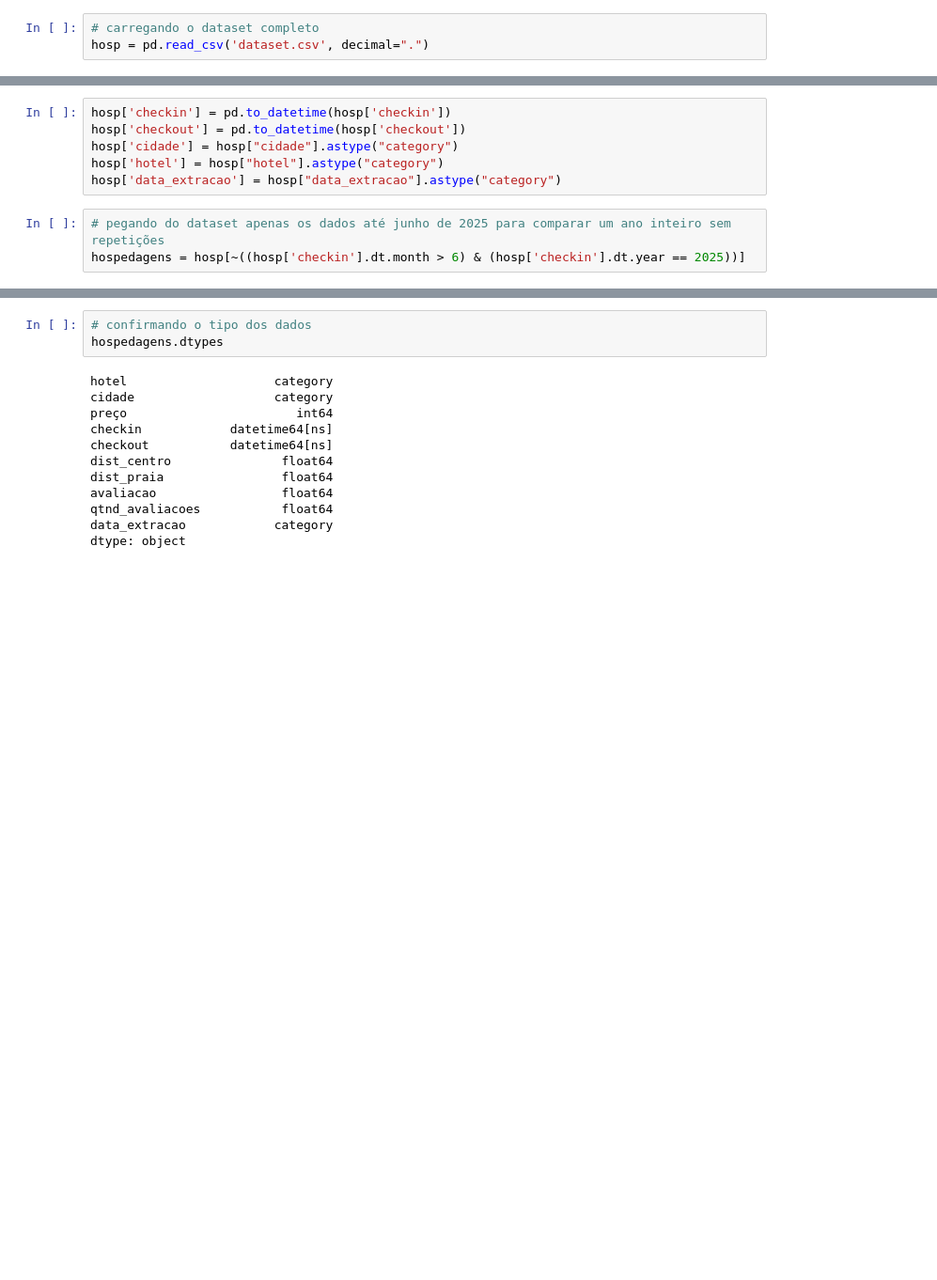
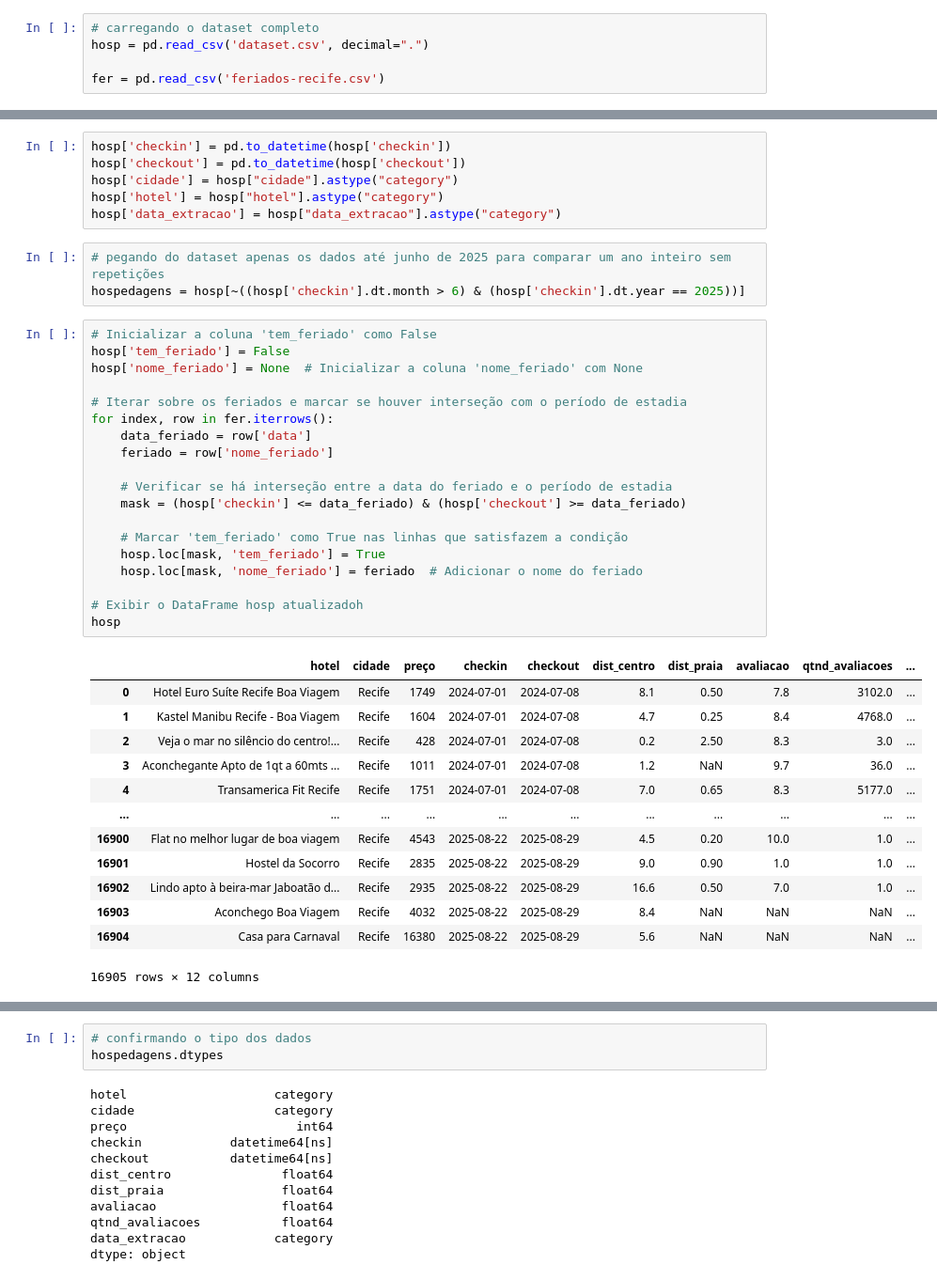
Before and after one commit to clarabarretto/data-science, a Jupyter notebook: data analysis/hospedagens-recife.ipynb, the cells around one changed output, grey strips where cells are left out. Shown: that part at 94% size. Saved outputs shown, nothing was run; the diff lists cells and outputs as text; blank space fills up the shorter version.

Commit message:
adding holidays table

```diff
--- a/data analysis/hospedagens-recife.ipynb
+++ b/data analysis/hospedagens-recife.ipynb
@@ -16,6 +16,8 @@ from statsmodels.tsa.seasonal import seasonal_decompose
 # %%
 # carregando o dataset completo
 hosp = pd.read_csv('dataset.csv', decimal=".")
+
+fer = pd.read_csv('feriados-recife.csv')
 # %% [markdown]
 
 ## Definindo o tipo dos dados <a id="tipodosdados"></a>
@@ -30,3 +32,36 @@ hosp['data_extracao'] = hosp["data_extracao"].astype("category")
 # %%
 # pegando do dataset apenas os dados até junho de 2025 para comparar um ano inteiro sem repetições
 hospedagens = hosp[~((hosp['checkin'].dt.month > 6) & (hosp['checkin'].dt.year == 2025))]
+# %%
+# Inicializar a coluna 'tem_feriado' como False
+hosp['tem_feriado'] = False
+hosp['nome_feriado'] = None  # Inicializar a coluna 'nome_feriado' com None
+
+# Iterar sobre os feriados e marcar se houver interseção com o período de estadia
+for index, row in fer.iterrows():
+    data_feriado = row['data']
+    feriado = row['nome_feriado']
+
+    # Verificar se há interseção entre a data do feriado e o período de estadia
+    mask = (hosp['checkin'] <= data_feriado) & (hosp['checkout'] >= data_feriado)
+
+    # Marcar 'tem_feriado' como True nas linhas que satisfazem a condição
+    hosp.loc[mask, 'tem_feriado'] = True
+    hosp.loc[mask, 'nome_feriado'] = feriado  # Adicionar o nome do feriado
+
+# Exibir o DataFrame hosp atualizadoh
+hosp
+# %% [output]
+|  | hotel | cidade | preço | checkin | checkout | dist_centro | dist_praia | avaliacao | qtnd_avaliacoes | ... |
+| 0 | Hotel Euro Suíte Recife Boa Viagem | Recife | 1749 | 2024-07-01 | 2024-07-08 | 8.1 | 0.50 | 7.8 | 3102.0 | ... |
+| 1 | Kastel Manibu Recife - Boa Viagem | Recife | 1604 | 2024-07-01 | 2024-07-08 | 4.7 | 0.25 | 8.4 | 4768.0 | ... |
+| 2 | Veja o mar no silêncio do centro!... | Recife | 428 | 2024-07-01 | 2024-07-08 | 0.2 | 2.50 | 8.3 | 3.0 | ... |
+| 3 | Aconchegante Apto de 1qt a 60mts ... | Recife | 1011 | 2024-07-01 | 2024-07-08 | 1.2 | NaN | 9.7 | 36.0 | ... |
+| 4 | Transamerica Fit Recife | Recife | 1751 | 2024-07-01 | 2024-07-08 | 7.0 | 0.65 | 8.3 | 5177.0 | ... |
+| ... | ... | ... | ... | ... | ... | ... | ... | ... | ... | ... |
+| 16900 | Flat no melhor lugar de boa viagem | Recife | 4543 | 2025-08-22 | 2025-08-29 | 4.5 | 0.20 | 10.0 | 1.0 | ... |
+| 16901 | Hostel da Socorro | Recife | 2835 | 2025-08-22 | 2025-08-29 | 9.0 | 0.90 | 1.0 | 1.0 | ... |
+| 16902 | Lindo apto à beira-mar Jaboatão d... | Recife | 2935 | 2025-08-22 | 2025-08-29 | 16.6 | 0.50 | 7.0 | 1.0 | ... |
+| 16903 | Aconchego Boa Viagem | Recife | 4032 | 2025-08-22 | 2025-08-29 | 8.4 | NaN | NaN | NaN | ... |
+| 16904 | Casa para Carnaval | Recife | 16380 | 2025-08-22 | 2025-08-29 | 5.6 | NaN | NaN | NaN | ... |
+16905 rows × 12 columns
```
Also changed, not shown: parts of 1 cell of this notebook, 5 other files.
